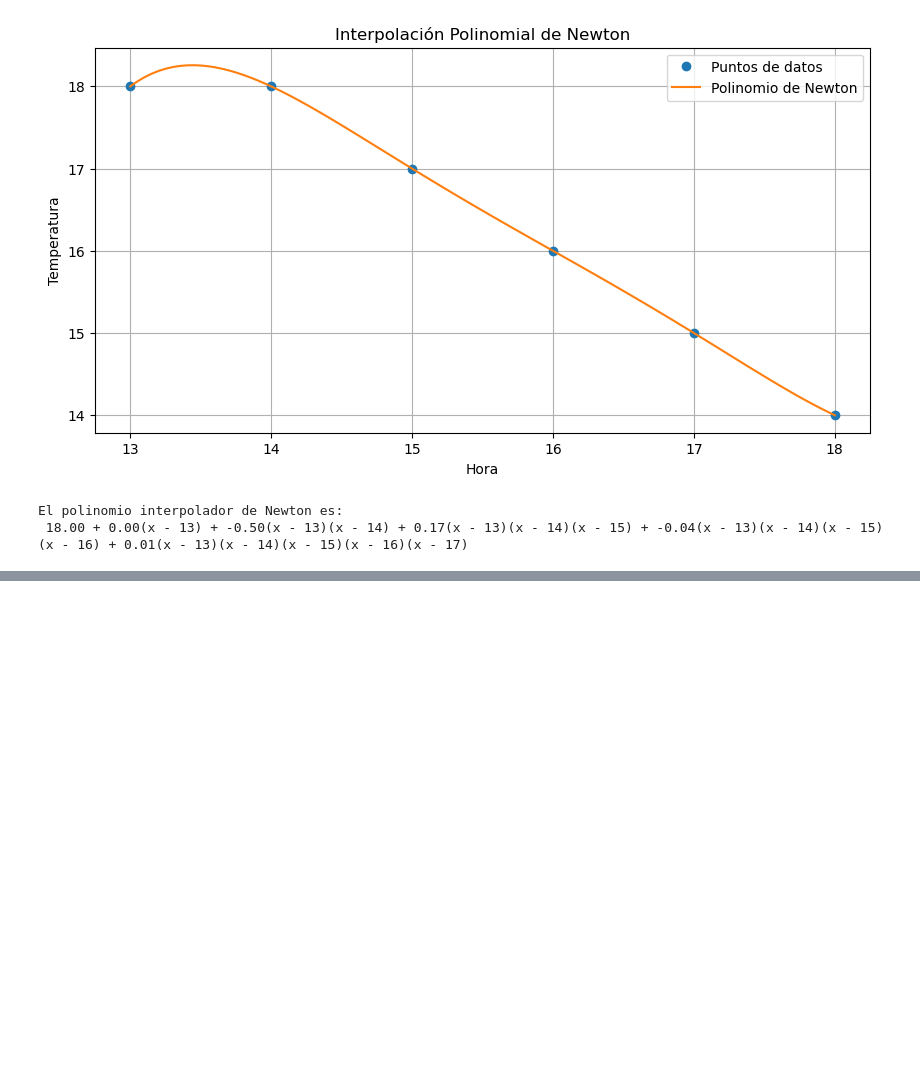
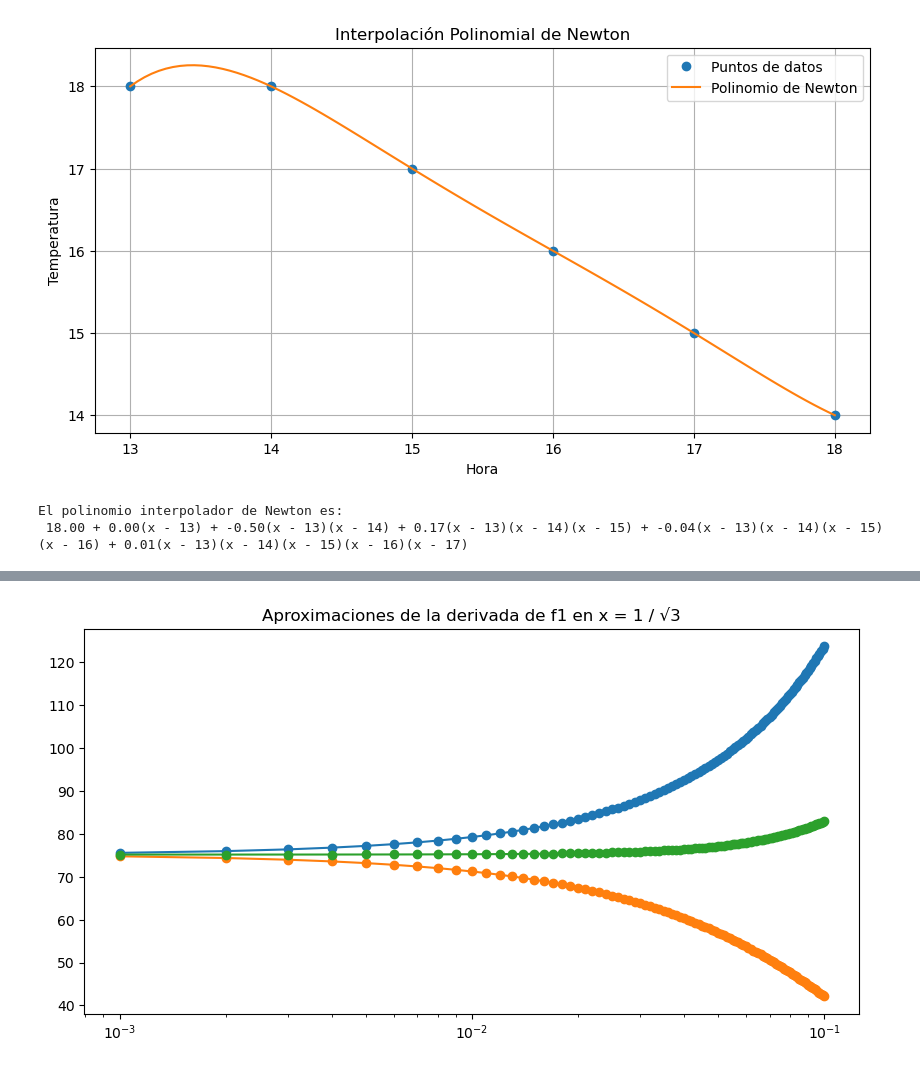
Before and after one commit to AngelaVPC/MetodosNumericos, a Jupyter notebook: Talleres/Taller3PinzónYañez.ipynb, the cells around one changed output, grey strips where cells are left out. Cells and saved outputs as stored; diff of their text form; code cells hidden in the pictures; blank space fills up the shorter version.

```diff
--- a/Talleres/Taller3PinzónYañez.ipynb
+++ b/Talleres/Taller3PinzónYañez.ipynb
@@ -331,0 +439,15 @@ Usar las diferencias hacia adelante, hacia atrás y centrales para aproximar la
+# %%
+# Graficar aproximaciones de la derivada
+forward_diff_values = [forward_difference(f1, x1, h) for h in h_values]
+backward_diff_values = [backward_difference(f1, x1, h) for h in h_values]
+central_diff_values = [central_difference(f1, x1, h) for h in h_values]
+
+plt.figure(figsize=(10, 5))
+plt.plot(h_values, forward_diff_values, 'o-', label='Diferencias hacia adelante')
+plt.plot(h_values, backward_diff_values, 'o-', label='Diferencias hacia atrás')
+plt.plot(h_values, central_diff_values, 'o-', label='Diferencias centradas')
+# Graficar funcion
+plt.title('Aproximaciones de la derivada de f1 en x = 1 / √3')
+plt.xscale('log')
+# %% [output]
+[figure, added]
```
Also changed, not shown: parts of 11 cells of this notebook.
